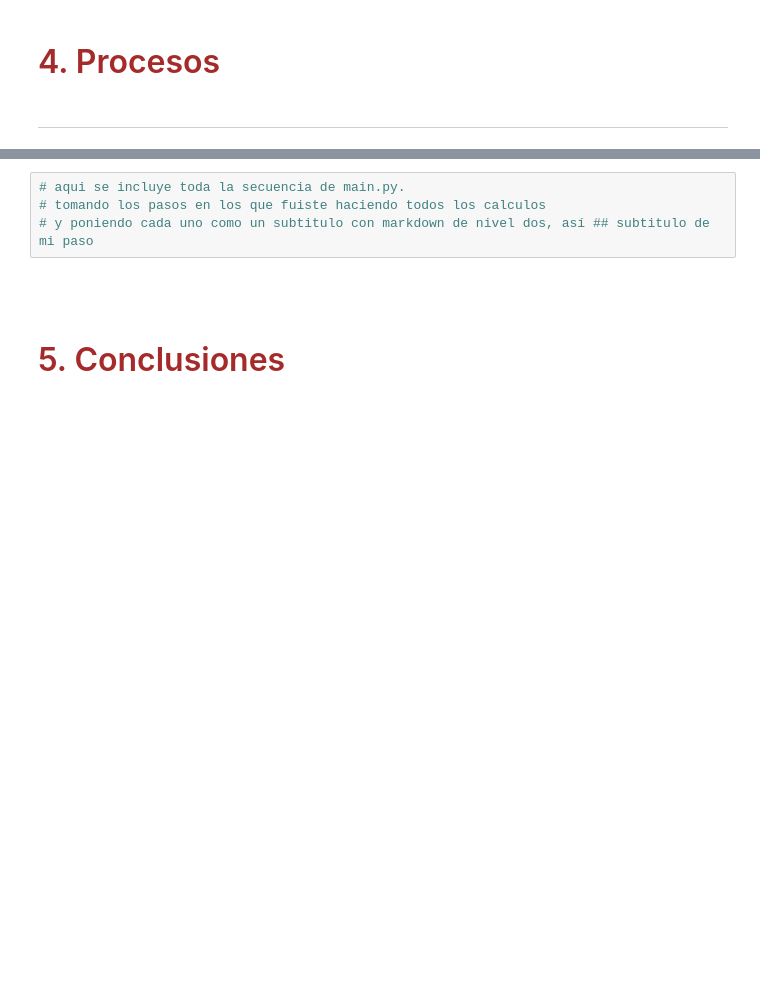
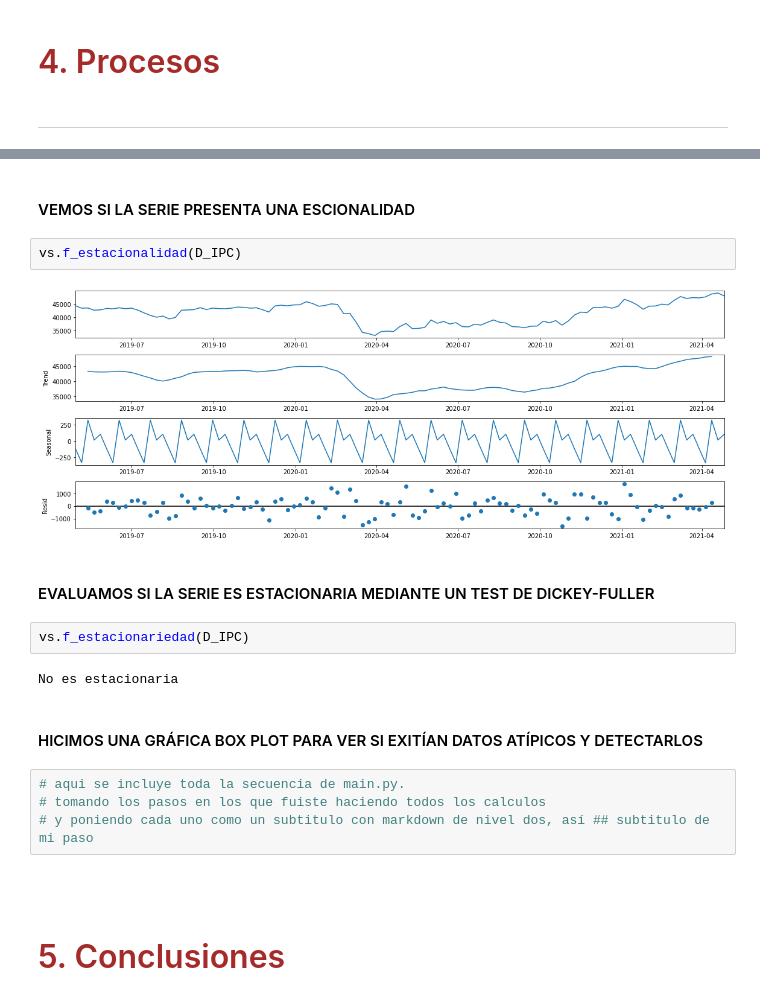
Before and after one commit to Sofiagarciaif/MyST_Proyecto_Final, a Jupyter notebook: notebook.ipynb, the cells around one changed output, grey strips where cells are left out. Cells and saved outputs as stored; diff of their text form; blank space fills up the shorter version.

```diff
--- a/notebook.ipynb
+++ b/notebook.ipynb
@@ -68,3 +118,17 @@ Para correr este notebook es necesario contar con los siguientes archivos y depe
+# %% [markdown]
+#### <font color= a05000 > VEMOS SI LA SERIE PRESENTA UNA ESCIONALIDAD
+# %%
+vs.f_estacionalidad(D_IPC)
+# %% [output]
+[figure, added]
+# %% [markdown]
+#### <font color= a05000 > EVALUAMOS SI LA SERIE ES ESTACIONARIA MEDIANTE UN TEST DE DICKEY-FULLER
+# %%
+vs.f_estacionariedad(D_IPC)
+# %% [output]
+No es estacionaria
+# %% [markdown]
+#### <font color= a05000 > HICIMOS UNA GRÁFICA BOX PLOT PARA VER SI EXITÍAN DATOS ATÍPICOS Y DETECTARLOS
 # %%
 # aqui se incluye toda la secuencia de main.py.
 # tomando los pasos en los que fuiste haciendo todos los calculos
```
Also changed, not shown: parts of 12 cells of this notebook, 4 other files.
